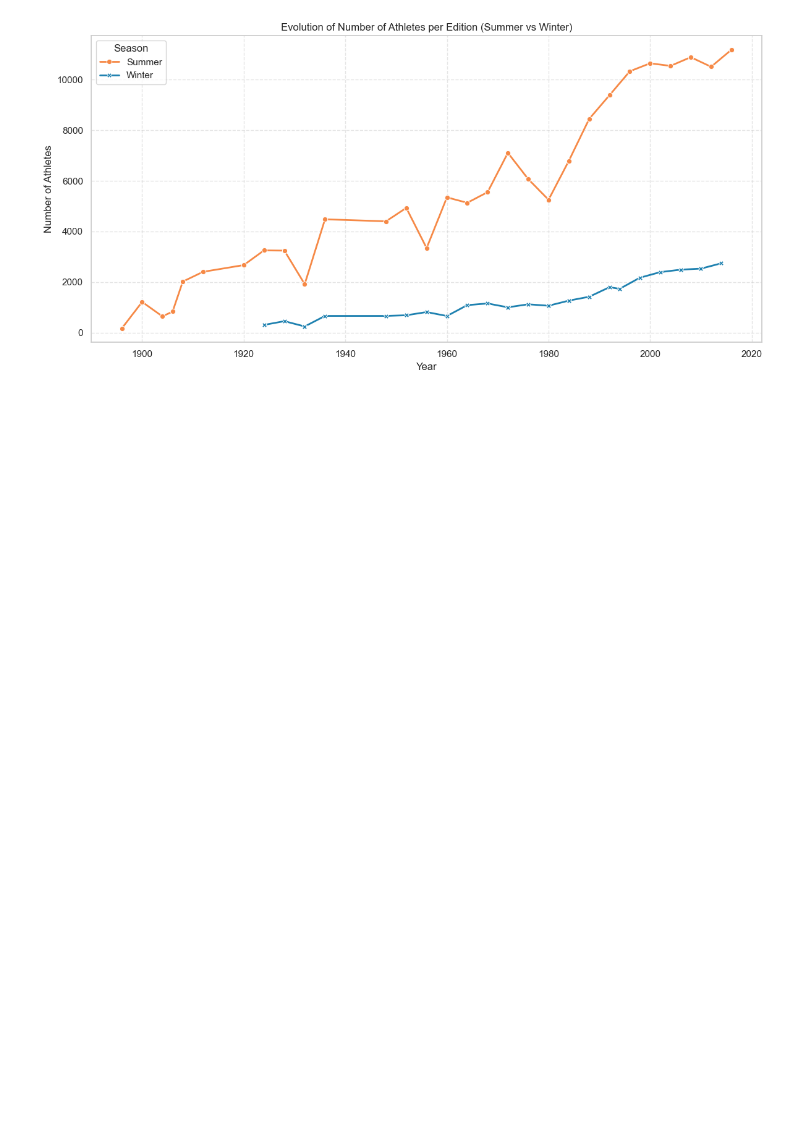
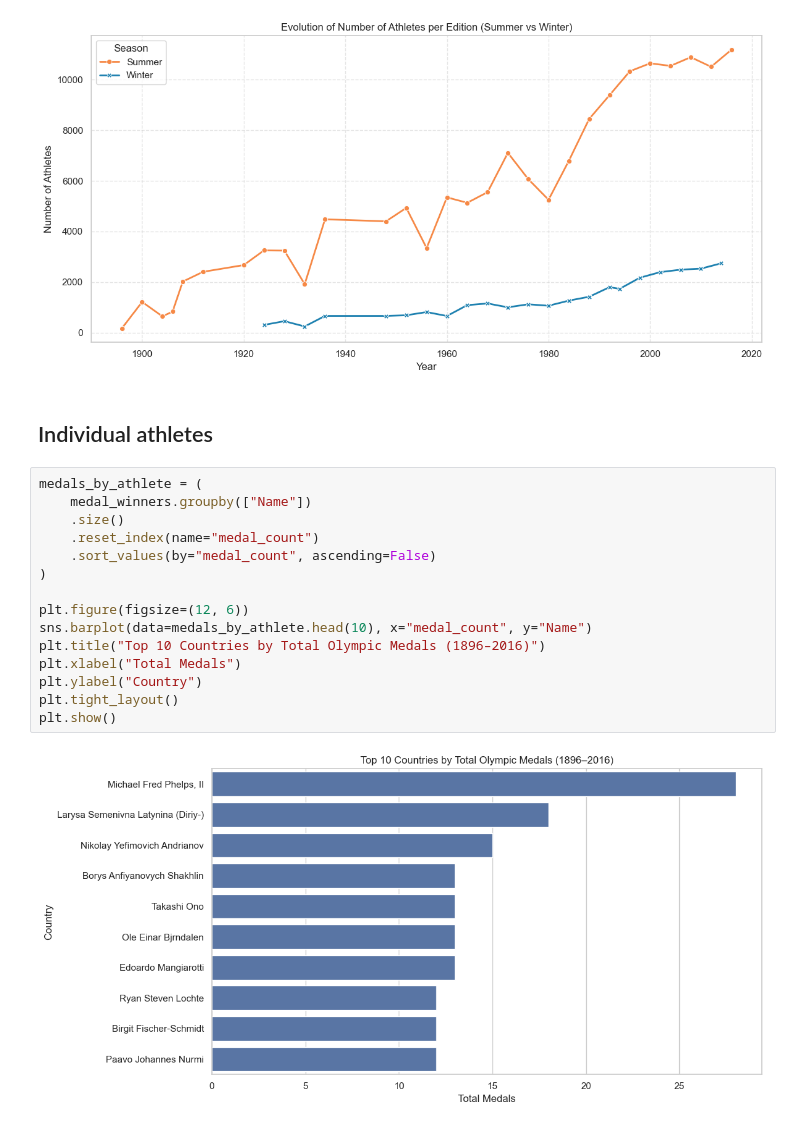
Before and after one commit to jorgesanchezdlvega/OlympicsEda, a Jupyter notebook: notebooks/initial-analysis.ipynb, the cells around one changed output. Drawn from its saved outputs; the diff is of its cells as text; blank space fills up the shorter version.

```diff
--- a/notebooks/initial-analysis.ipynb
+++ b/notebooks/initial-analysis.ipynb
@@ -294,3 +294,22 @@ plt.tight_layout()
 plt.show()
 # %% [output]
 [figure]
+# %% [markdown]
+## Individual athletes
+# %%
+medals_by_athlete = (
+    medal_winners.groupby(["Name"])
+    .size()
+    .reset_index(name="medal_count")
+    .sort_values(by="medal_count", ascending=False)
+)
+
+plt.figure(figsize=(12, 6))
+sns.barplot(data=medals_by_athlete.head(10), x="medal_count", y="Name")
+plt.title("Top 10 Countries by Total Olympic Medals (1896–2016)")
+plt.xlabel("Total Medals")
+plt.ylabel("Country")
+plt.tight_layout()
+plt.show()
+# %% [output]
+[figure, added]
```
Also changed, not shown: 1 other file.
